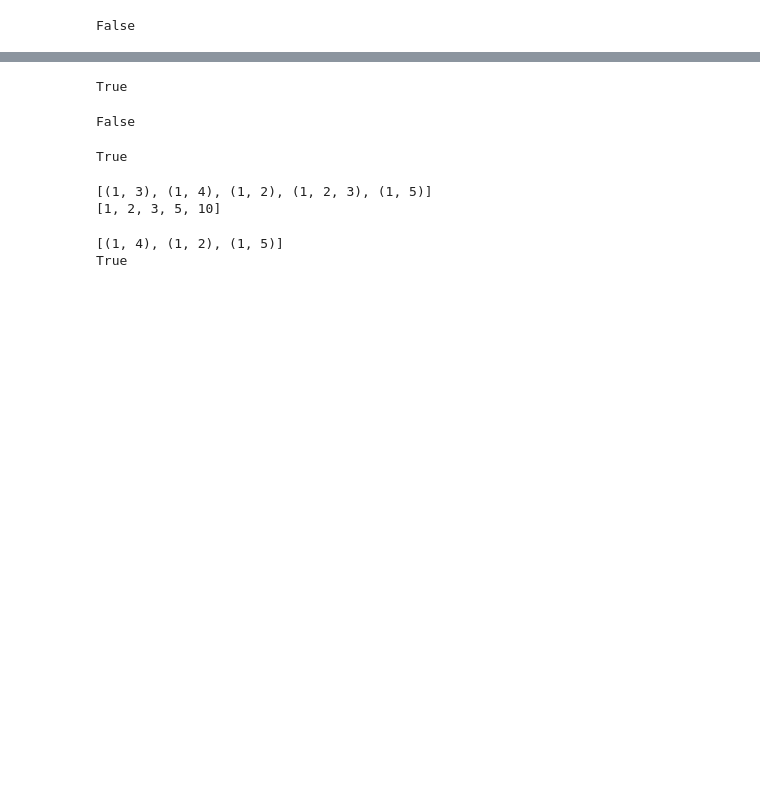
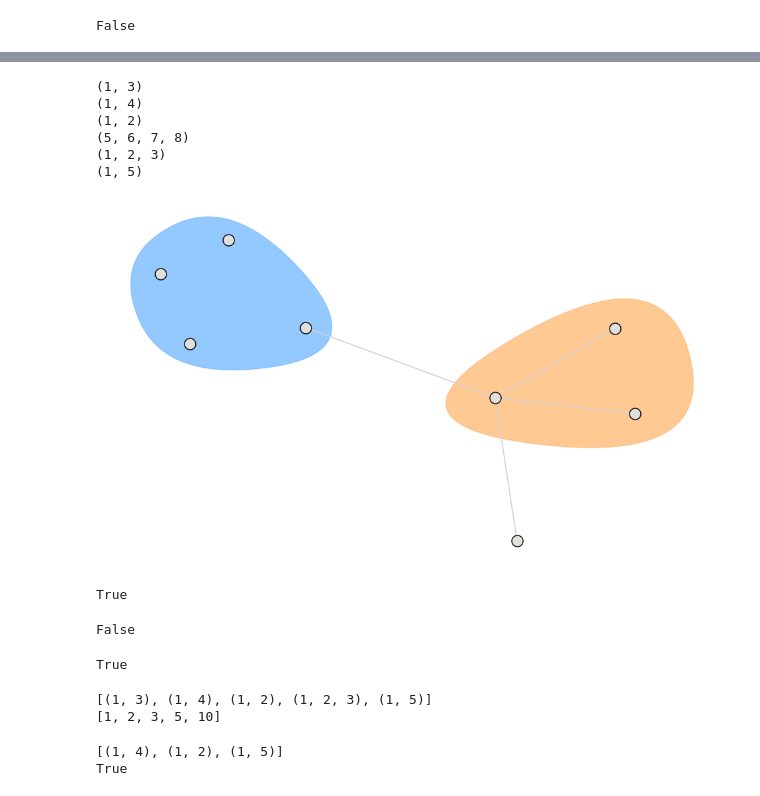
Before and after one commit to HGX-Team/hypergraphx, a Jupyter notebook: tutorials/basics.ipynb, the cells around one changed output, grey strips where cells are left out. Saved outputs shown, nothing was run; the diff lists cells and outputs as text; code cells hidden in the pictures; blank space fills up the shorter version.

```diff
--- a/tutorials/basics.ipynb
+++ b/tutorials/basics.ipynb
@@ -46,5 +58,15 @@ False
 # %%
 H.add_edge((1,5), weight=10)
+# %%
+draw_hypergraph(H)
+# %% [output]
+(1, 3)
+(1, 4)
+(1, 2)
+(5, 6, 7, 8)
+(1, 2, 3)
+(1, 5)
+[figure, added]
 # %%
 H.is_connected()
 # %% [output]
```
Also changed, not shown: parts of 11 cells of this notebook, 16 other files.
